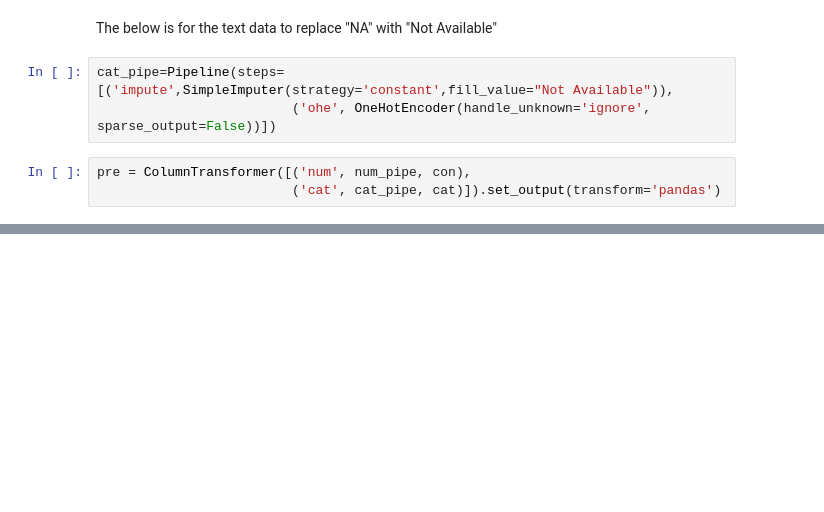
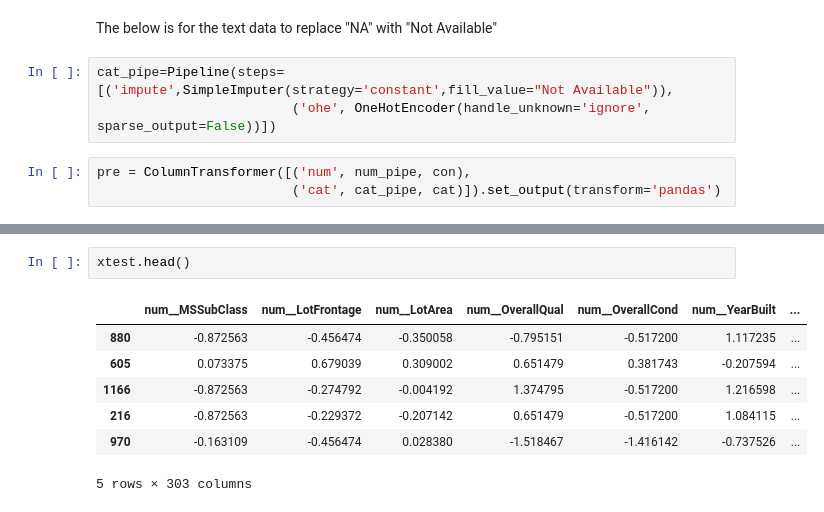
Before and after one commit to soumyags/Regression-Project, a Jupyter notebook: HouseDataProject Automated/HouseProject.ipynb, the cells around one changed output, grey strips where cells are left out. Drawn from its saved outputs; the diff is of its cells as text; blank space fills up the shorter version.

```diff
--- a/HouseDataProject Automated/HouseProject.ipynb
+++ b/HouseDataProject Automated/HouseProject.ipynb
@@ -125,0 +223,10 @@ pre = ColumnTransformer([('num', num_pipe, con),
+# %%
+xtest.head()
+# %% [output]
+|  | num__MSSubClass | num__LotFrontage | num__LotArea | num__OverallQual | num__OverallCond | num__YearBuilt | ... |
+| 880 | -0.872563 | -0.456474 | -0.350058 | -0.795151 | -0.517200 | 1.117235 | ... |
+| 605 | 0.073375 | 0.679039 | 0.309002 | 0.651479 | 0.381743 | -0.207594 | ... |
+| 1166 | -0.872563 | -0.274792 | -0.004192 | 1.374795 | -0.517200 | 1.216598 | ... |
+| 216 | -0.872563 | -0.229372 | -0.207142 | 0.651479 | -0.517200 | 1.084115 | ... |
+| 970 | -0.163109 | -0.456474 | 0.028380 | -1.518467 | -1.416142 | -0.737526 | ... |
+5 rows × 303 columns
```
Also changed, not shown: parts of 16 cells of this notebook.
